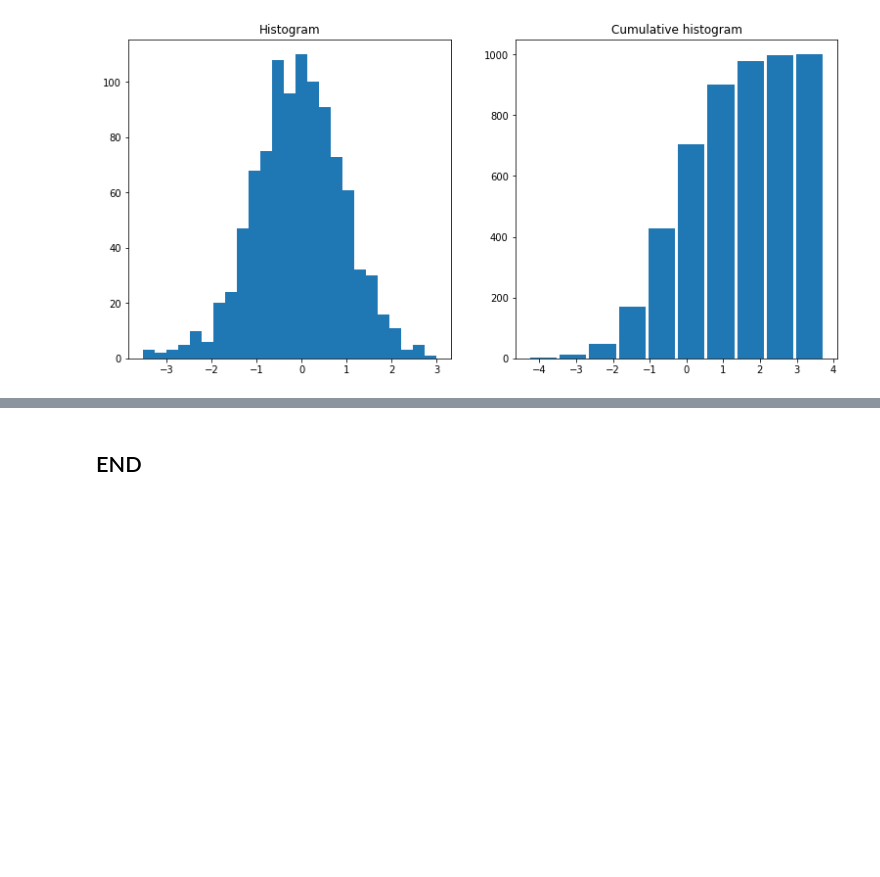
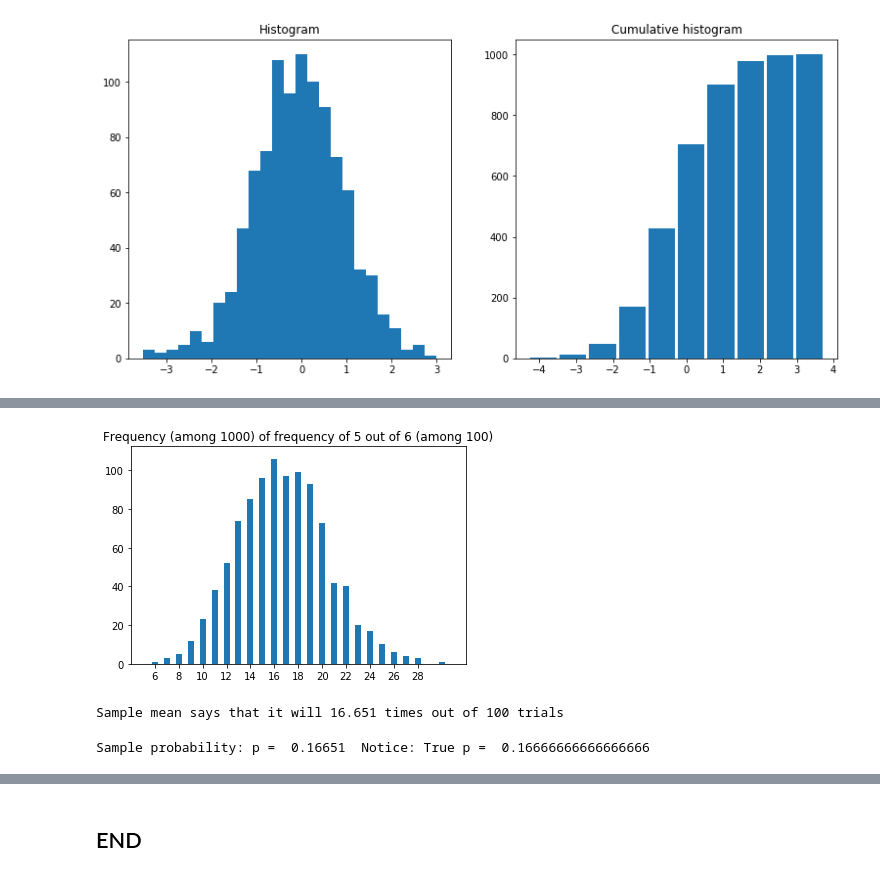
Before and after one commit to yongduek/ieml, a Jupyter notebook: notebooks/random_sample_generation.ipynb, the cells around one changed output, grey strips where cells are left out. Saved outputs shown, nothing was run; the diff lists cells and outputs as text; code cells hidden in the pictures; blank space fills up the shorter version.

```diff
--- a/notebooks/random_sample_generation.ipynb
+++ b/notebooks/random_sample_generation.ipynb
@@ -309,0 +320,23 @@ Text(0.5, 1.0, 'Cumulative histogram')
+# %%
+# how many times will a fair die land on the same number out of 100 trials.
+data = np.random.binomial(n=100, p=1/6, size=1000)
+# %%
+values, counts = np.unique(data, return_counts=True) # can be used to construct a histogram of discrete dataset
+
+plt.vlines(values, 0, counts, color='C0', lw=6)
+
+plt.title ('Frequency (among 1000) of frequency of 5 out of 6 (among 100)')
+# optionally set y-axis up nicely
+plt.ylim(0, max(counts) * 1.06)
+plt.xlim(values.min()-2, values.max()+2)
+_ = plt.xticks(values[::2])
+# %% [output]
+[figure, added]
+# %%
+print ('Sample mean says that it will {} times out of 100 trials'.format(data.mean()))
+# %% [output]
+Sample mean says that it will 16.651 times out of 100 trials
+# %%
+print ('Sample probability: p = ', data.mean() / 100, ' Notice: True p = ', 1/6)
+# %% [output]
+Sample probability: p =  0.16651  Notice: True p =  0.16666666666666666
```
Also changed, not shown: parts of 4 cells of this notebook.
